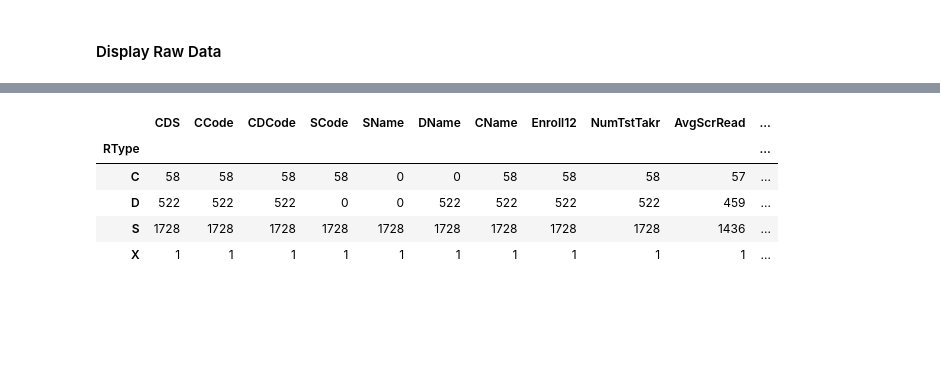
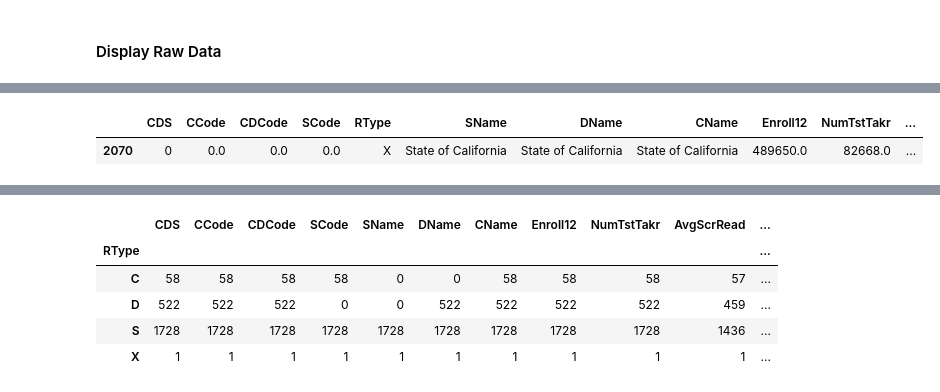
Before and after one commit to griffinbran/Equitable-Education-Affects-on-College-Entrance-Exam-Performance, a Jupyter notebook: Code/Notebook-01-Data-Import-and-Cleaning.ipynb, the cells around one changed output, grey strips where cells are left out. Drawn from its saved outputs; the diff is of its cells as text; code cells hidden in the pictures; blank space fills up the shorter version.

```diff
--- a/Code/Notebook-01-Data-Import-and-Cleaning.ipynb
+++ b/Code/Notebook-01-Data-Import-and-Cleaning.ipynb
@@ -43,0 +73,6 @@ actdf.head()
+# %%
+# State of California, Record Type = 'X'
+actdf[actdf['RType']=='X']
+# %% [output]
+|  | CDS | CCode | CDCode | SCode | RType | SName | DName | CName | Enroll12 | NumTstTakr | ... |
+| 2070 | 0 | 0.0 | 0.0 | 0.0 | X | State of California | State of California | State of California | 489650.0 | 82668.0 | ... |
```
Also changed, not shown: parts of 21 cells of this notebook.
